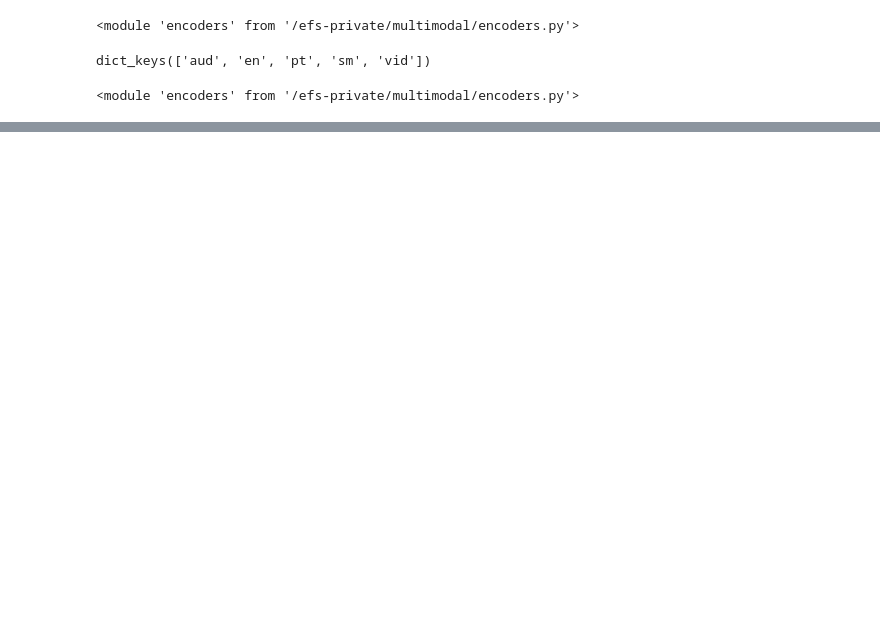
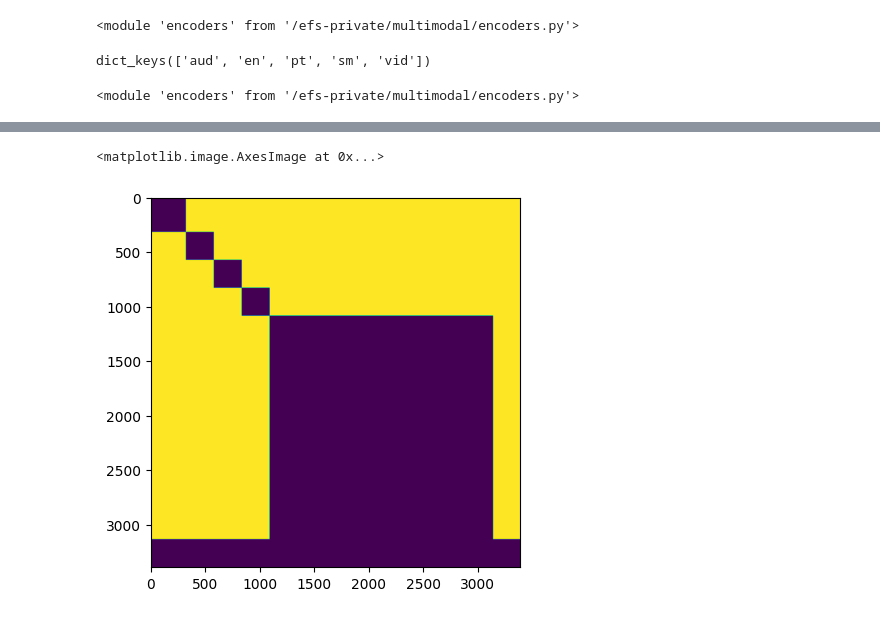
Before and after one commit to josiahbjorgaard/mca-paper, a Jupyter notebook: Notebooks/MultimodalDataloaderDev.ipynb, the cells around one changed output, grey strips where cells are left out. Saved outputs shown, nothing was run; the diff lists cells and outputs as text; code cells hidden in the pictures; blank space fills up the shorter version.

```diff
--- a/Notebooks/MultimodalDataloaderDev.ipynb
+++ b/Notebooks/MultimodalDataloaderDev.ipynb
@@ -218,0 +190,5 @@ for i in range(8):
+# %%
+plt.imshow(doom.zorro_mask)
+# %% [output]
+<matplotlib.image.AxesImage at 0x...>
+[figure, added]
```
Also changed, not shown: parts of 29 cells of this notebook, 3 other files.
